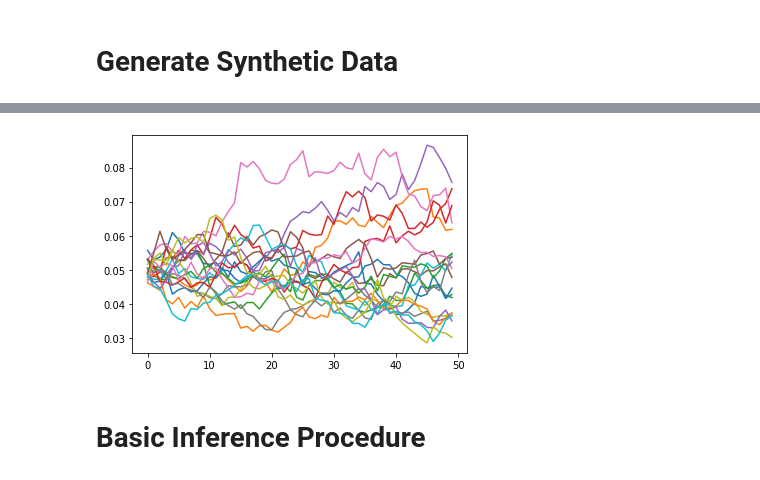
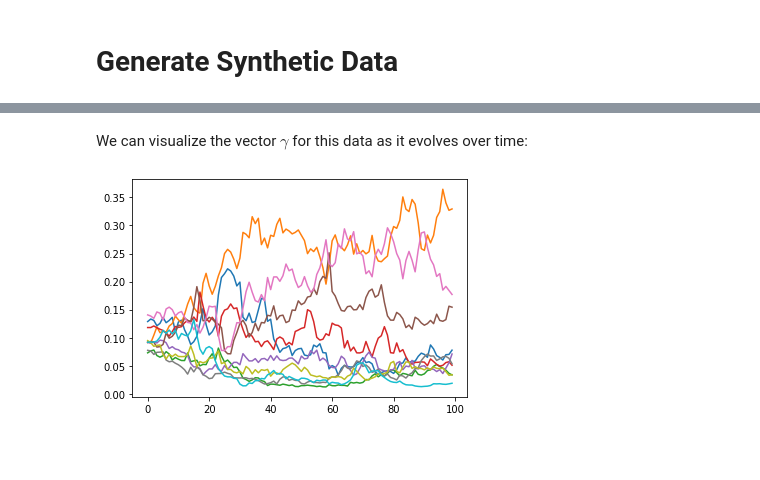
Before and after one commit to PhilChodrow/prestige_reinforcement, a Jupyter notebook: inference.ipynb, the cells around one changed output, grey strips where cells are left out. Drawn from its saved outputs; the diff is of its cells as text; code cells hidden in the pictures; blank space fills up the shorter version.

Commit message:
implement and demonstrate inference

```diff
--- a/inference.ipynb
+++ b/inference.ipynb
@@ -43,2 +20,8 @@ def increment(n, gamma, method = 'stochastic'):
+# %%
+n = 10                                     # number of departments
+beta = 2.5
+lam = .8                                   # lambda
+n_rounds = 100                             # number of iterations
+T0 = np.random.randint(1, 4, size = (n,n)) # initial state
 # %% [markdown]
 # Generate Synthetic Data
@@ -81,0 +28,2 @@ for j in range(1,n_rounds):
+# %%
+T = estimation.synthetic_time_series(n, beta, lam, n_rounds, T0)
@@ -82,11 +45,15 @@ for j in range(1,n_rounds):
+# %% [markdown]
+We can visualize the vector $\gamma$ for this data as it evolves over time:
 # %%
-GAMMA = np.zeros((n_rounds, n))
-for k in range(n_rounds):
-    GAMMA[k] = compute_gamma(A[k], beta)
+def plot_gammas(T, lam):
+    A = estimation.state_matrix(T, lam)
+    GAMMA = np.zeros((n_rounds, n))
+    for k in range(n_rounds):
+        GAMMA[k] = estimation.compute_gamma(A[k], beta)
+
+    for l in range(n):
+        plt.plot(GAMMA[:,l])
+
+plot_gammas(T, lam)
+# %% [output]
+[figure, added]
-# %%
-for l in range(n):
-    plt.plot(GAMMA[:,l])
-# %% [output]
-[figure, removed]
-# %% [markdown]
-# Basic Inference Procedure
```
Also changed, not shown: parts of 27 cells of this notebook, 2 other files.
